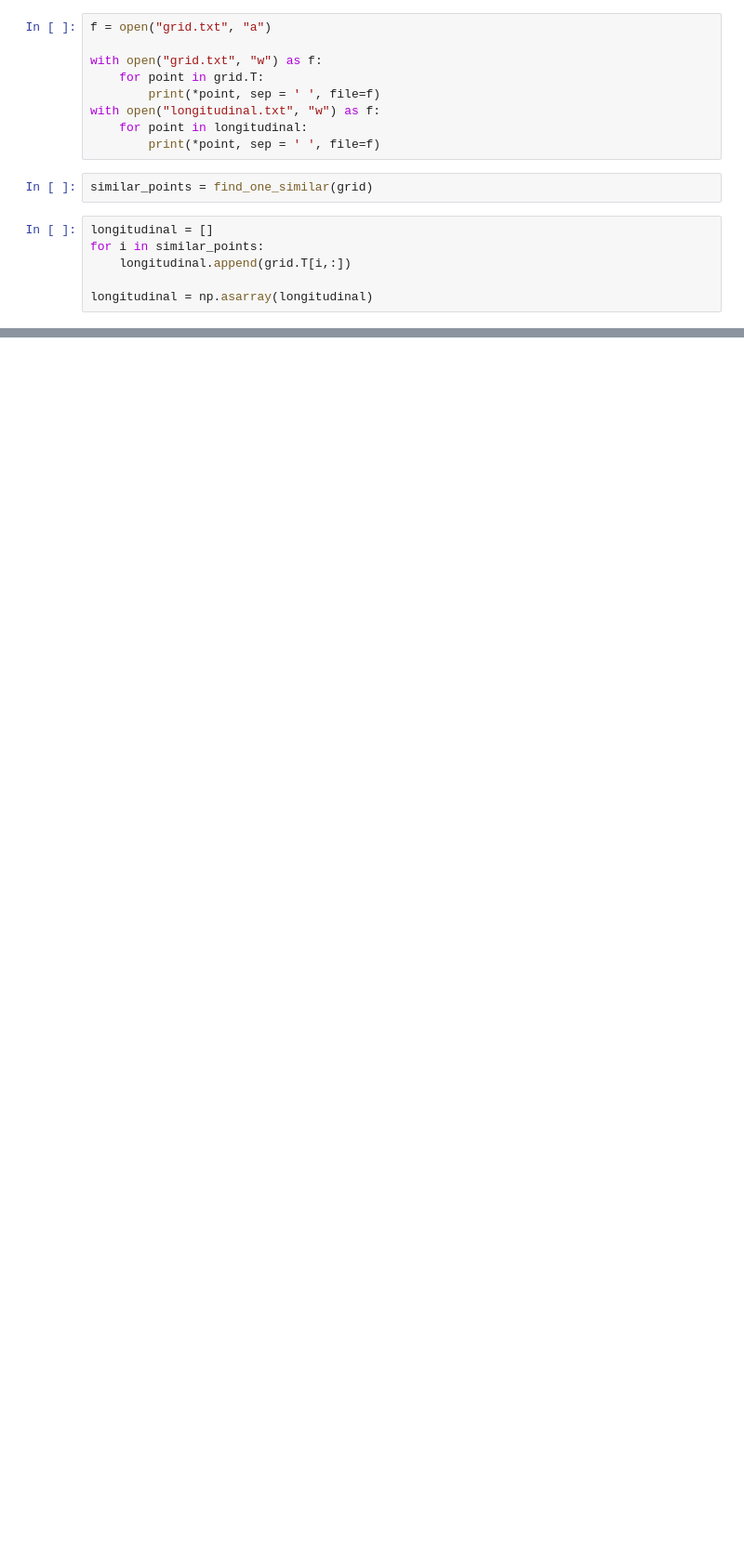
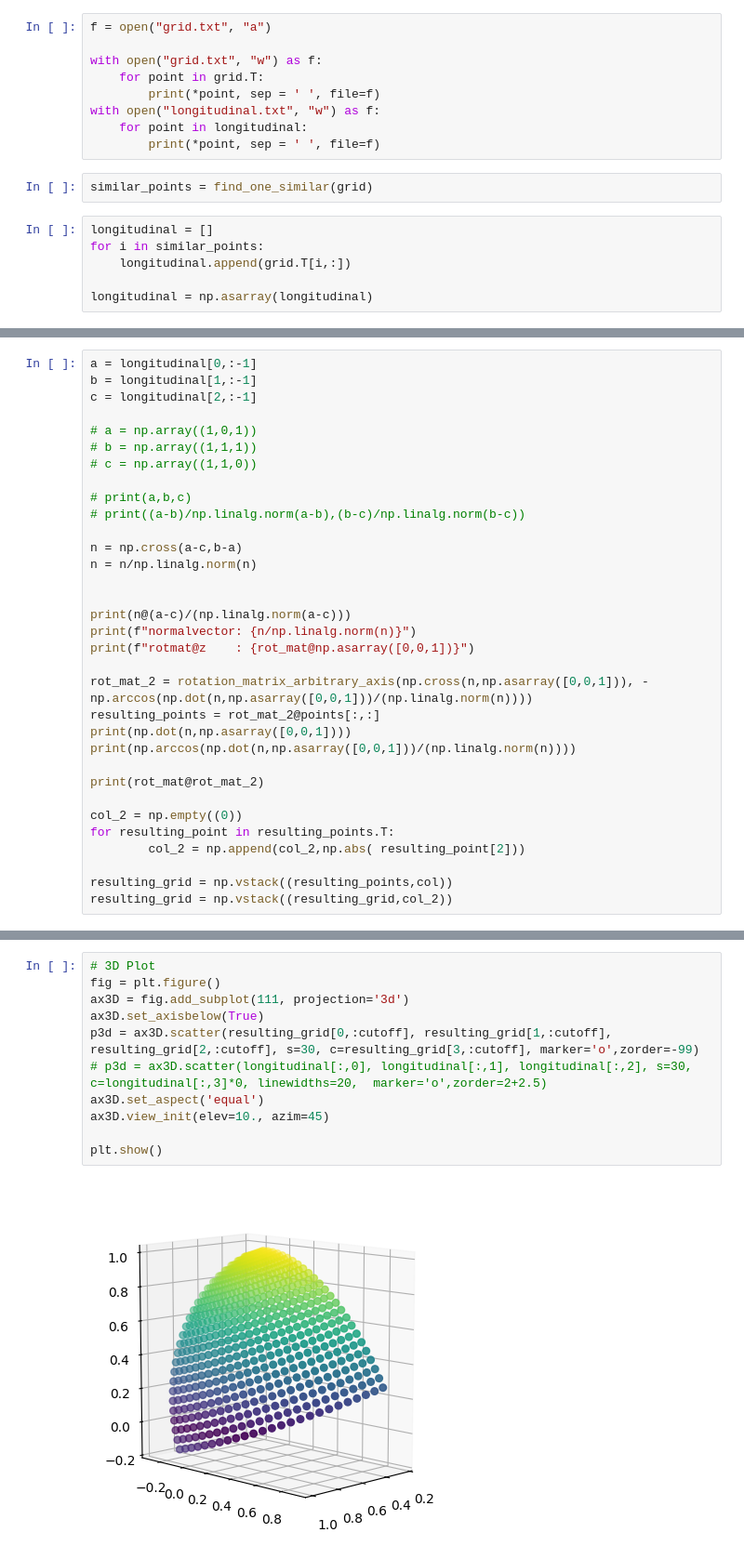
Before and after one commit to JannisErhard/PYSCF-Examples, a Jupyter notebook: Alignment/Solve_Alignmentproblem.ipynb, the cells around one changed output, grey strips where cells are left out. Shown at 93% size. Drawn from its saved outputs; the diff is of its cells as text; blank space fills up the shorter version.

```diff
--- a/Alignment/Solve_Alignmentproblem.ipynb
+++ b/Alignment/Solve_Alignmentproblem.ipynb
@@ -271,0 +346,33 @@ plt.show()
+# %%
+a = longitudinal[0,:-1]
+b = longitudinal[1,:-1]
+c = longitudinal[2,:-1]
+
+# a = np.array((1,0,1))
+# b = np.array((1,1,1))
+# c = np.array((1,1,0))
+
+# print(a,b,c)
+# print((a-b)/np.linalg.norm(a-b),(b-c)/np.linalg.norm(b-c))
+
+n = np.cross(a-c,b-a)
+n = n/np.linalg.norm(n)
+
+
+print(n@(a-c)/(np.linalg.norm(a-c)))
+print(f"normalvector: {n/np.linalg.norm(n)}")
+print(f"rotmat@z    : {rot_mat@np.asarray([0,0,1])}")
+
+rot_mat_2 = rotation_matrix_arbitrary_axis(np.cross(n,np.asarray([0,0,1])), -np.arccos(np.dot(n,np.asarray([0,0,1]))/(np.linalg.norm(n))))
+resulting_points = rot_mat_2@points[:,:]
+print(np.dot(n,np.asarray([0,0,1])))
+print(np.arccos(np.dot(n,np.asarray([0,0,1]))/(np.linalg.norm(n))))
+
+print(rot_mat@rot_mat_2)
+
+col_2 = np.empty((0))
+for resulting_point in resulting_points.T:
+        col_2 = np.append(col_2,np.abs( resulting_point[2]))
+
+resulting_grid = np.vstack((resulting_points,col))
+resulting_grid = np.vstack((resulting_grid,col_2))
@@ -271,0 +391,13 @@ plt.show()
+# %%
+# 3D Plot
+fig = plt.figure()
+ax3D = fig.add_subplot(111, projection='3d')
+ax3D.set_axisbelow(True)
+p3d = ax3D.scatter(resulting_grid[0,:cutoff], resulting_grid[1,:cutoff], resulting_grid[2,:cutoff], s=30, c=resulting_grid[3,:cutoff], marker='o',zorder=-99)
+# p3d = ax3D.scatter(longitudinal[:,0], longitudinal[:,1], longitudinal[:,2], s=30, c=longitudinal[:,3]*0, linewidths=20,  marker='o',zorder=2+2.5)
+ax3D.set_aspect('equal')
+ax3D.view_init(elev=10., azim=45)
+
+plt.show()
+# %% [output]
+[figure, added]
```
Also changed, not shown: parts of 24 cells of this notebook.
